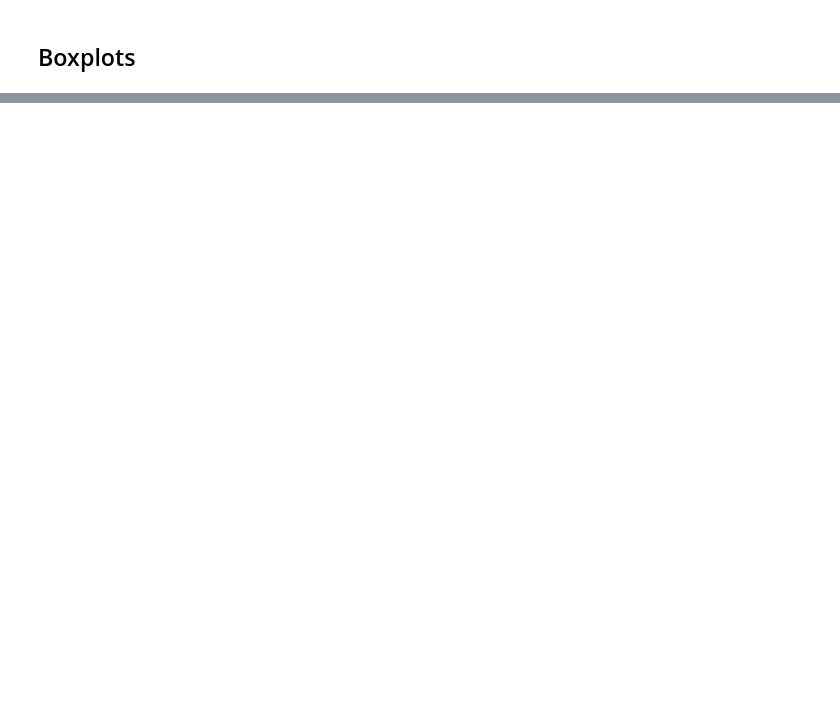
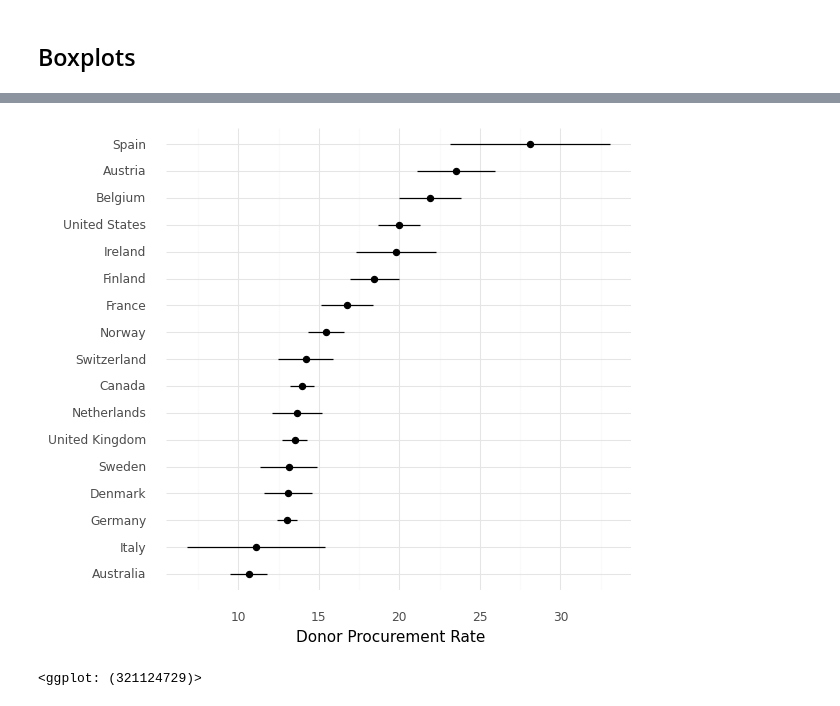
Before and after one commit to jkgiesler/healy-viz, a Jupyter notebook: chapter5-python.ipynb, the cells around one changed output, grey strips where cells are left out. Cells and saved outputs as stored; diff of their text form; code cells hidden in the pictures; blank space fills up the shorter version.

```diff
--- a/chapter5-python.ipynb
+++ b/chapter5-python.ipynb
@@ -207,0 +255,17 @@ p + geom_jitter(position=position_jitter(width=0.15)) + \
+# %%
+# 5.15
+
+p = ggplot(
+    data=by_country,
+    mapping=aes(
+       x='country',
+       y='donors_mean'
+    )
+)
+
+p + geom_pointrange(mapping=aes(
+    ymin='donors_mean - donors_std',ymax='donors_mean + donors_std')
+) + labs(x='',y='Donor Procurement Rate') + theme_minimal() + coord_flip()
+# %% [output]
+[figure, added]
+<ggplot: (321124729)>
```
Also changed, not shown: parts of 20 cells of this notebook, 1 other file.
